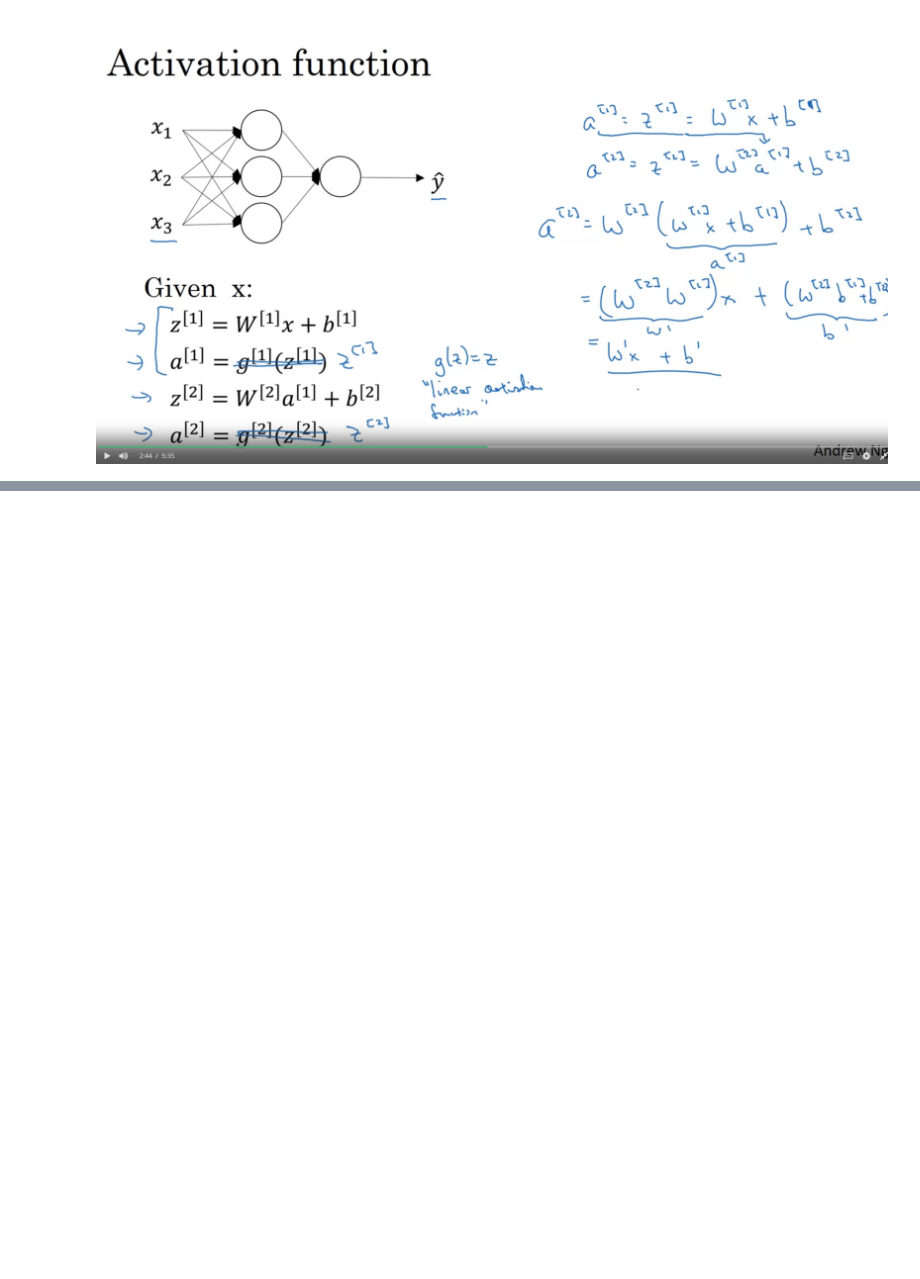
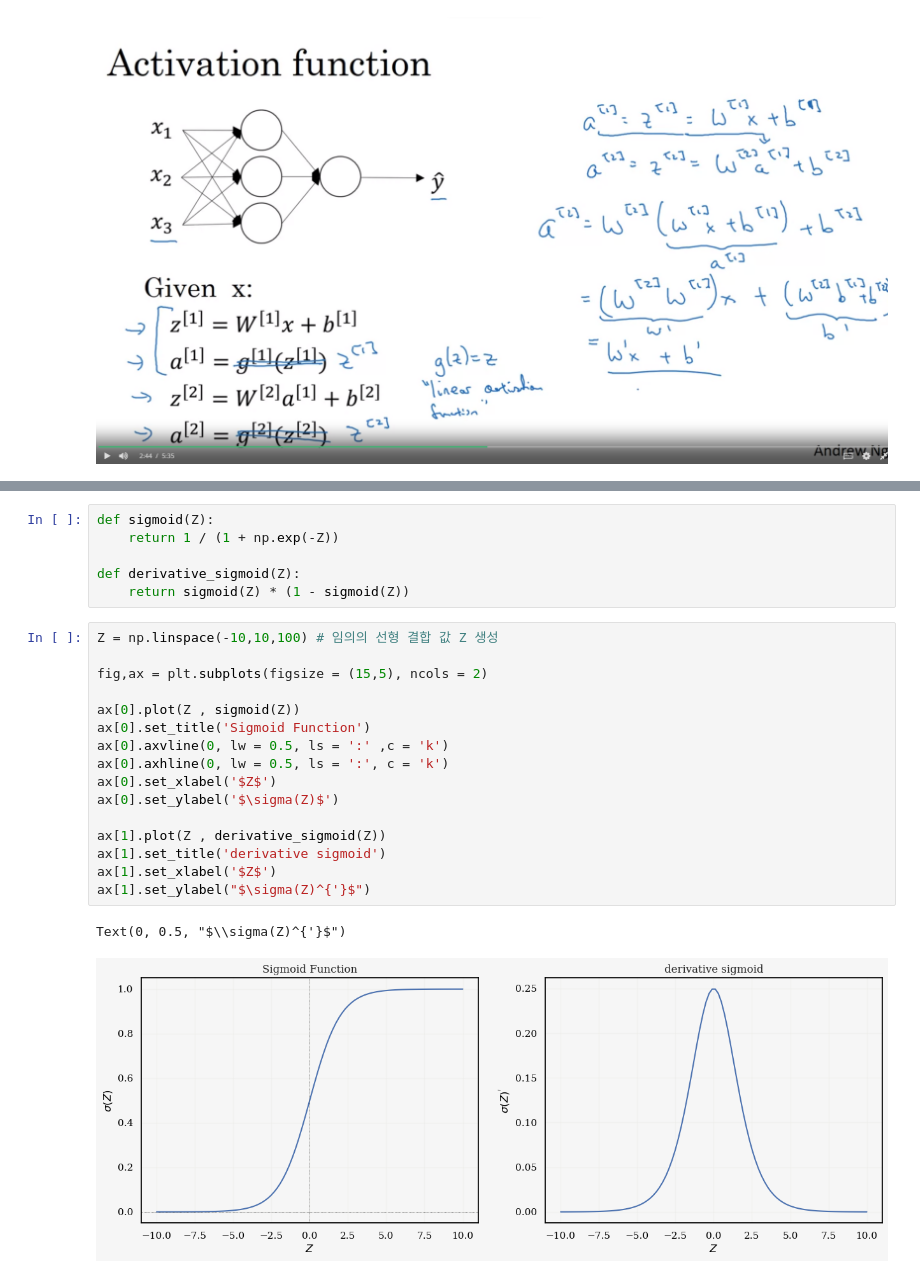
Before and after one commit to yonghyeun/Deep-learning, a Jupyter notebook: 8. activation function (sigmoid, tanh,relu , leaky relu).ipynb, the cells around one changed output, grey strips where cells are left out. Saved outputs shown, nothing was run; the diff lists cells and outputs as text; blank space fills up the shorter version.

Commit message:
activation function , Gradient vanishing

```diff
--- a/8. activation function (sigmoid, tanh,relu , leaky relu).ipynb
+++ b/8. activation function (sigmoid, tanh,relu , leaky relu).ipynb
@@ -71,0 +88,25 @@ Stacking Layers: 심층신경망은 여러 개의 레이어로 구성되며, 각
+# %%
+def sigmoid(Z):
+    return 1 / (1 + np.exp(-Z))
+
+def derivative_sigmoid(Z):
+    return sigmoid(Z) * (1 - sigmoid(Z))
+# %%
+Z = np.linspace(-10,10,100) # 임의의 선형 결합 값 Z 생성
+
+fig,ax = plt.subplots(figsize = (15,5), ncols = 2)
+
+ax[0].plot(Z , sigmoid(Z))
+ax[0].set_title('Sigmoid Function')
+ax[0].axvline(0, lw = 0.5, ls = ':' ,c = 'k')
+ax[0].axhline(0, lw = 0.5, ls = ':', c = 'k')
+ax[0].set_xlabel('$Z$')
+ax[0].set_ylabel('$\sigma(Z)$')
+
+ax[1].plot(Z , derivative_sigmoid(Z))
+ax[1].set_title('derivative sigmoid')
+ax[1].set_xlabel('$Z$')
+ax[1].set_ylabel("$\sigma(Z)^{'}$")
+# %% [output]
+Text(0, 0.5, "$\\sigma(Z)^{'}$")
+[figure, added]
```
Also changed, not shown: parts of 24 cells of this notebook.
